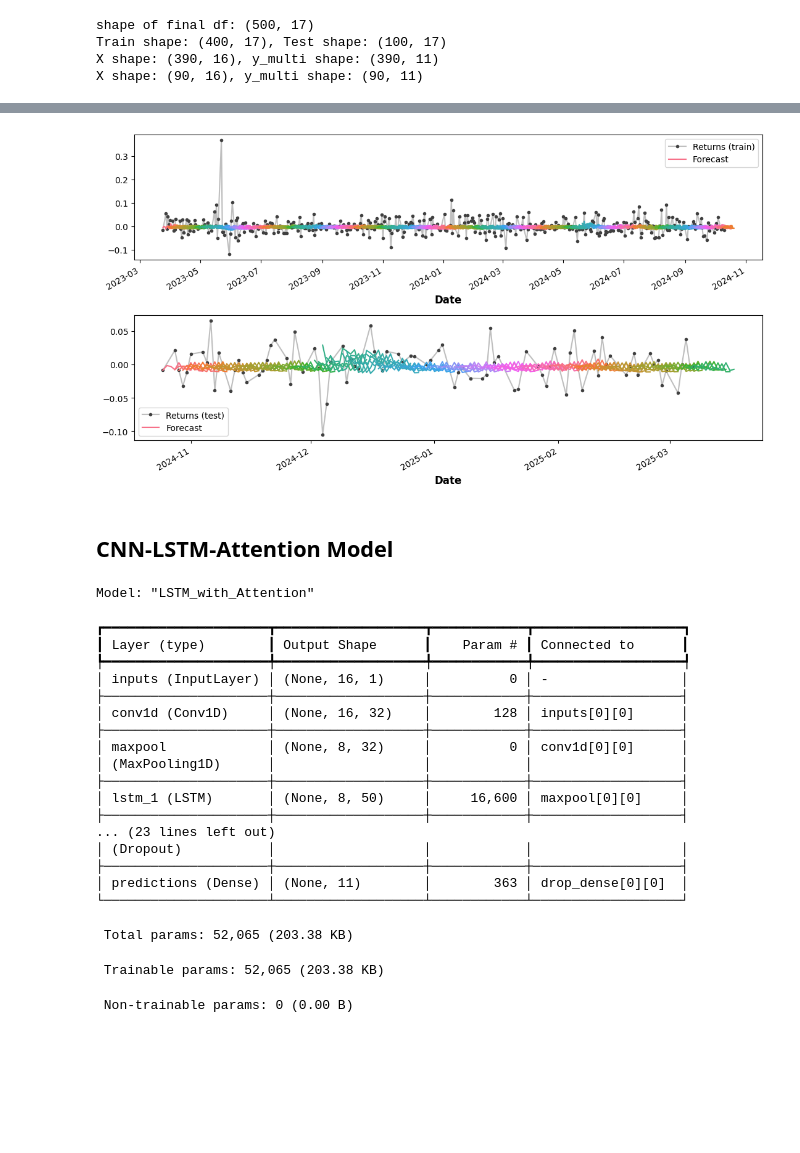
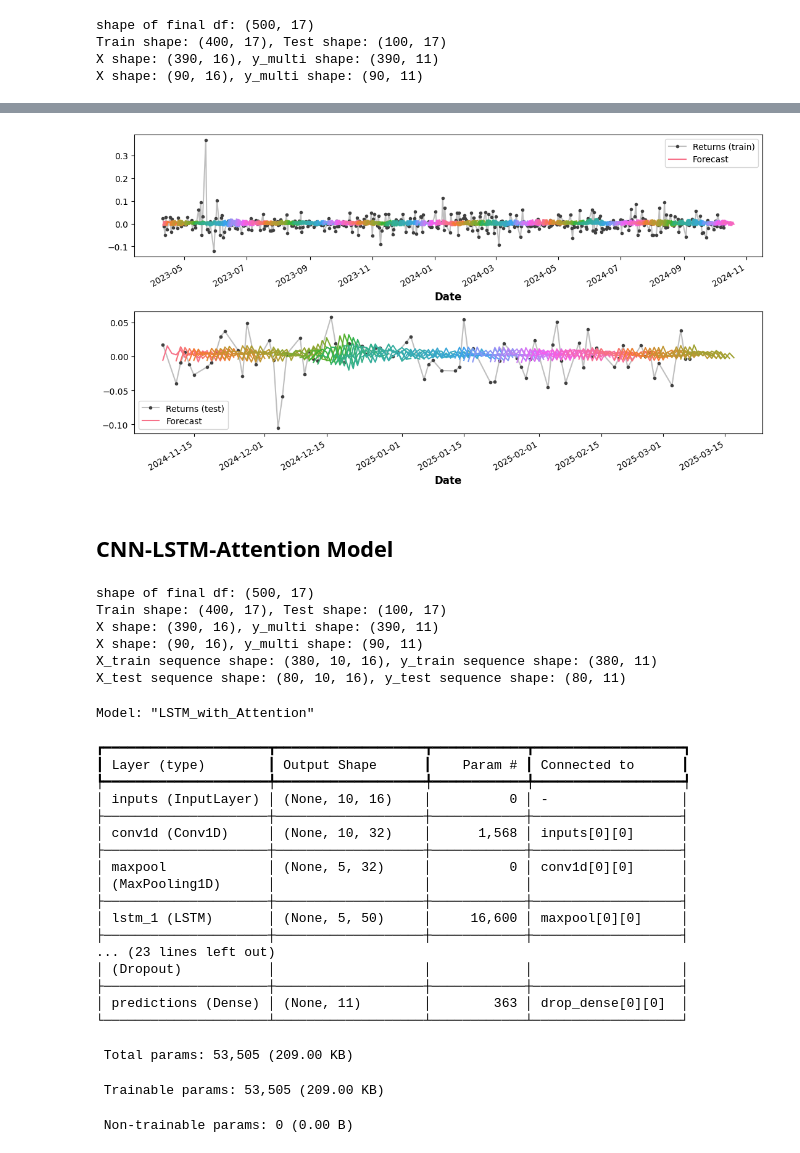
Before and after one commit to OnurKerimoglu/stocks_forecasting, a Jupyter notebook: nb/stock-price-prediction-challenge/NN.ipynb, the cells around one changed output, grey strips where cells are left out. Cells and saved outputs as stored; diff of their text form; code cells hidden in the pictures; blank space fills up the shorter version.

Commit message:
NN: adapted to train with sequenced data

```diff
--- a/nb/stock-price-prediction-challenge/NN.ipynb
+++ b/nb/stock-price-prediction-challenge/NN.ipynb
@@ -201,12 +229,19 @@ Test RMSE: 0.02767
 ## LSTM-Attention Model
 # %%
 target = 'Returns'
-df = data.get_ticker_df('test_4', test_path, train_stocks_path)
+ticker = 'test_4'
+window_size = 10
+df = data.get_ticker_df(ticker, test_path, train_stocks_path)
 df = data.add_indice_features(df, target, train_indices_path)
 df = data.prepare_features(df, target=target, beta_window=10, ma_windows=[10, 20, 60], ewm_alpha=[0.1, 0.3, 0.5], lags=1, out_len=500)
 train_df, test_df = data.split_df(df, train_ratio=0.8)
 X_train, y_train = models.get_X_y_multistep(train_df, steps=11, target='Returns')
 X_test, y_test = models.get_X_y_multistep(test_df, steps=11, target='Returns')
+Xscaler, yscaler, X_train_scaled, y_train_scaled, X_test_scaled, y_test_scaled = build_scalers(X_train, y_train, X_test, y_test)
+X_train_scaled_seq, y_train_scaled_seq = make_sequences(X_train_scaled, y_train_scaled, window_size)
+X_test_scaled_seq,  y_test_scaled_seq  = make_sequences(X_test_scaled, y_test_scaled, window_size)
+print(f'X_train sequence shape: {X_train_scaled_seq.shape}, y_train sequence shape: {y_train_scaled_seq.shape}')
+print(f'X_test sequence shape: {X_test_scaled_seq.shape}, y_test sequence shape: {y_test_scaled_seq.shape}')
 # %% [output]
 shape of final df: (500, 17)
 Train shape: (400, 17), Test shape: (100, 17)
@@ -224,7 +259,7 @@ def build_lstm_attention(params):
     # drop_dense = 0.2
 
     # Inputs
-    inputs = Input(shape=(params['num_features'], 1), name="inputs")
+    inputs = Input(shape=(params['window_size'], params['num_features']), name="inputs")
 
     # First LSTM layer (return_sequences for attention)
     x = LSTM(units_lstm, return_sequences=True, name="lstm_1")(inputs)
@@ -258,8 +293,9 @@ def build_lstm_attention(params):
     return model
 # %%
 params = {
-    'num_features': X_train.shape[1],
-    'num_outputs': y_train.shape[1],
+    'window_size': window_size,
+    'num_features': X_train_scaled_seq.shape[2],
+    'num_outputs': y_train_scaled_seq.shape[1],
     'loss': 'mean_squared_error'
 }
 model = build_lstm_attention(params)
@@ -288,12 +324,11 @@ Model: "LSTM_with_Attention"
  Non-trainable params: 0 (0.00 B)
 # %%
-Xscaler, yscaler, X_train_scaled, y_train_scaled, X_test_scaled, y_test_scaled = build_scalers(X_train, y_train, X_test, y_test)
 history = model.fit(
-    X_train_scaled,
-    y_train_scaled,
+    X_train_scaled_seq,
+    y_train_scaled_seq,
     epochs=100,
     batch_size=32,
-    validation_data=(X_test_scaled, y_test_scaled),
+    validation_data=(X_test_scaled_seq, y_test_scaled_seq),
     verbose=1,
     callbacks=[earlystop_cb, reducelr_cb] # , tensorboard_cb
     )
@@ -318,11 +353,11 @@ Restoring model weights from the end of the best epoch: 9.
 # %%
 # train performance
-y_hat_train = model.predict(X_train_scaled)
-y_hat_train= yscaler.inverse_transform(y_hat_train)
-y_hat_train = pd.DataFrame(y_hat_train, columns=y_train.columns, index=y_train.index)
+y_hat_train_scaled = model.predict(X_train_scaled_seq)
+y_hat_train = yscaler.inverse_transform(y_hat_train_scaled)
+y_hat_train = pd.DataFrame(y_hat_train, columns=y_train.columns, index=y_train.index[window_size:])
 # test prediction
-y_hat_test = model.predict(X_test_scaled)
-y_hat_test= yscaler.inverse_transform(y_hat_test)
-y_hat_test = pd.DataFrame(y_hat_test, columns=y_test.columns, index=y_test.index)
-models.evaluate_multistep(y_train, y_hat_train, y_test, y_hat_test, df, target)
+y_hat_test_scaled = model.predict(X_test_scaled_seq)
+y_hat_test= yscaler.inverse_transform(y_hat_test_scaled)
+y_hat_test = pd.DataFrame(y_hat_test, columns=y_test.columns, index=y_test.index[window_size:])
+models.evaluate_multistep(y_train[window_size:], y_hat_train, y_test[window_size:], y_hat_test, df, target)
 # %% [output]
@@ -333,6 +368,29 @@ Test RMSE: 0.02762
-[figure, old version]
+[figure, new version]
 # %% [markdown]
 ## CNN-LSTM-Attention Model
+# %%
+target = 'Returns'
+ticker = 'test_4'
+window_size = 10
+forecast_horizon = 11
+df = data.get_ticker_df(ticker, test_path, train_stocks_path)
+df = data.add_indice_features(df, target, train_indices_path)
+df = data.prepare_features(df, target=target, beta_window=10, ma_windows=[10, 20, 60], ewm_alpha=[0.1, 0.3, 0.5], lags=1, out_len=500)
+train_df, test_df = data.split_df(df, train_ratio=0.8)
+X_train, y_train = models.get_X_y_multistep(train_df, steps=forecast_horizon, target='Returns')
+X_test, y_test = models.get_X_y_multistep(test_df, steps=forecast_horizon, target='Returns')
+Xscaler, yscaler, X_train_scaled, y_train_scaled, X_test_scaled, y_test_scaled = build_scalers(X_train, y_train, X_test, y_test)
+X_train_scaled_seq, y_train_scaled_seq = make_sequences(X_train_scaled, y_train_scaled, window_size)
+X_test_scaled_seq,  y_test_scaled_seq  = make_sequences(X_test_scaled, y_test_scaled, window_size)
+print(f'X_train sequence shape: {X_train_scaled_seq.shape}, y_train sequence shape: {y_train_scaled_seq.shape}')
+print(f'X_test sequence shape: {X_test_scaled_seq.shape}, y_test sequence shape: {y_test_scaled_seq.shape}')
+# %% [output]
+shape of final df: (500, 17)
+Train shape: (400, 17), Test shape: (100, 17)
+X shape: (390, 16), y_multi shape: (390, 11)
+X shape: (90, 16), y_multi shape: (90, 11)
+X_train sequence shape: (380, 10, 16), y_train sequence shape: (380, 11)
+X_test sequence shape: (80, 10, 16), y_test sequence shape: (80, 11)
 # %%
 def build_cnn_lstm_attention(params):
     # hyperparams
@@ -383,8 +441,9 @@ def build_cnn_lstm_attention(params):
     return model
 # %%
 params = {
-    'num_features': X_train.shape[1],
-    'num_outputs': y_train.shape[1],
+    'window_size': window_size,
+    'num_features': X_train_scaled_seq.shape[2],
+    'num_outputs': y_train_scaled_seq.shape[1],
     'loss': 'mean_squared_error'
 }
 model = build_cnn_lstm_attention(params)
@@ -394,21 +453,21 @@ Model: "LSTM_with_Attention"
 ┏━━━━━━━━━━━━━━━━━━━━━┳━━━━━━━━━━━━━━━━━━━┳━━━━━━━━━━━━┳━━━━━━━━━━━━━━━━━━━┓
 ┃ Layer (type)        ┃ Output Shape      ┃    Param # ┃ Connected to      ┃
 ┡━━━━━━━━━━━━━━━━━━━━━╇━━━━━━━━━━━━━━━━━━━╇━━━━━━━━━━━━╇━━━━━━━━━━━━━━━━━━━┩
-│ inputs (InputLayer) │ (None, 16, 1)     │          0 │ -                 │
+│ inputs (InputLayer) │ (None, 10, 16)    │          0 │ -                 │
 ├─────────────────────┼───────────────────┼────────────┼───────────────────┤
-│ conv1d (Conv1D)     │ (None, 16, 32)    │        128 │ inputs[0][0]      │
+│ conv1d (Conv1D)     │ (None, 10, 32)    │      1,568 │ inputs[0][0]      │
 ├─────────────────────┼───────────────────┼────────────┼───────────────────┤
-│ maxpool             │ (None, 8, 32)     │          0 │ conv1d[0][0]      │
+│ maxpool             │ (None, 5, 32)     │          0 │ conv1d[0][0]      │
 │ (MaxPooling1D)      │                   │            │                   │
 ├─────────────────────┼───────────────────┼────────────┼───────────────────┤
-│ lstm_1 (LSTM)       │ (None, 8, 50)     │     16,600 │ maxpool[0][0]     │
+│ lstm_1 (LSTM)       │ (None, 5, 50)     │     16,600 │ maxpool[0][0]     │
 ├─────────────────────┼───────────────────┼────────────┼───────────────────┤
 ... (23 lines left out)
 │ (Dropout)           │                   │            │                   │
 ├─────────────────────┼───────────────────┼────────────┼───────────────────┤
 │ predictions (Dense) │ (None, 11)        │        363 │ drop_dense[0][0]  │
 └─────────────────────┴───────────────────┴────────────┴───────────────────┘
- Total params: 52,065 (203.38 KB)
+ Total params: 53,505 (209.00 KB)
- Trainable params: 52,065 (203.38 KB)
+ Trainable params: 53,505 (209.00 KB)
  Non-trainable params: 0 (0.00 B)
 # %%
```
Also changed, not shown: parts of 18 cells of this notebook.
